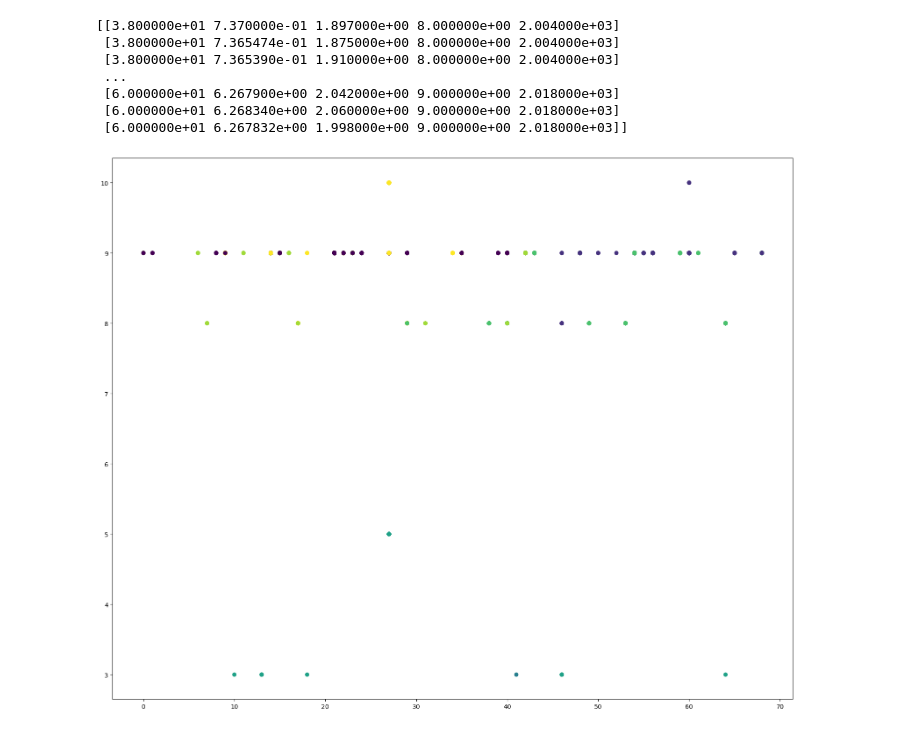
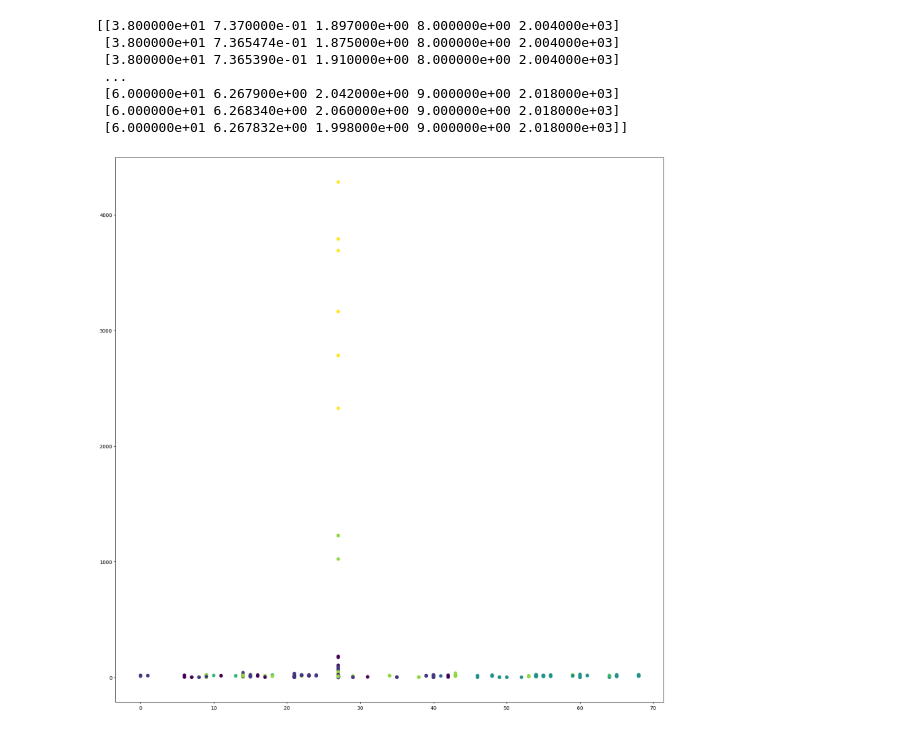
Before and after one commit to joshstantoncodes/Exoplanet-Exploration-Through-Data-Mining, a Jupyter notebook: exoplanetMining.ipynb, the cells around one changed output. Drawn from its saved outputs; the diff is of its cells as text; code cells hidden in the pictures.

```diff
--- a/exoplanetMining.ipynb
+++ b/exoplanetMining.ipynb
@@ -330,12 +330,12 @@ print(vals)
 from sklearn.cluster import KMeans
 from sklearn.preprocessing import scale
 
-kmodel = KMeans(n_clusters=8, random_state=13)
+kmodel = KMeans(n_clusters=7, random_state=42)
 
 kmodel = kmodel.fit(scale(Xarray))
 # %%
-plt.figure(figsize=(20, 16))
-plt.scatter(Xarray['Discovery Facility Encoded'], Xarray['Discovery Method Encoded'], c=kmodel.labels_.astype(float))
+plt.figure(figsize=(20, 20))
+plt.scatter(Xarray['Discovery Facility Encoded'], Xarray['Planet Radius [Earth Radius]'], c=kmodel.labels_.astype(float))
 plt.show()
 # %% [output]
-[figure, old version]
+[figure, new version]
```
Also changed, not shown: parts of 2 cells of this notebook.
